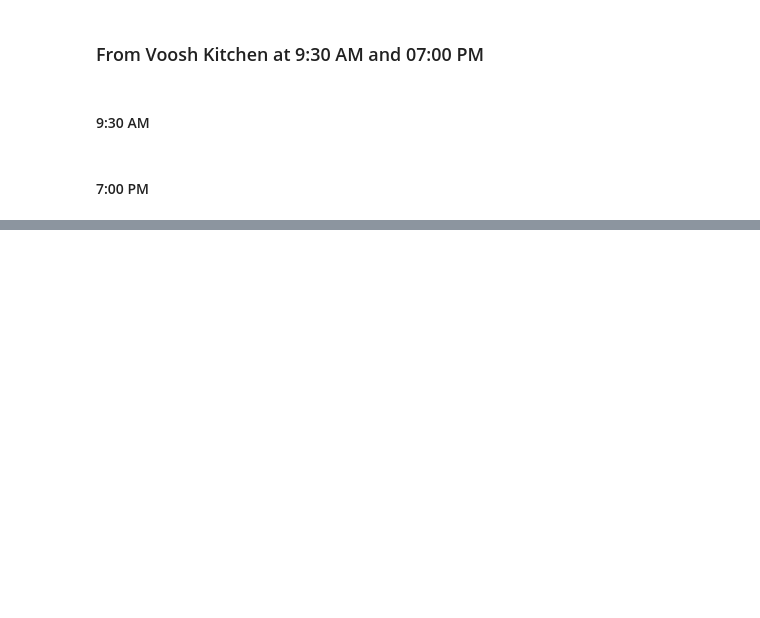
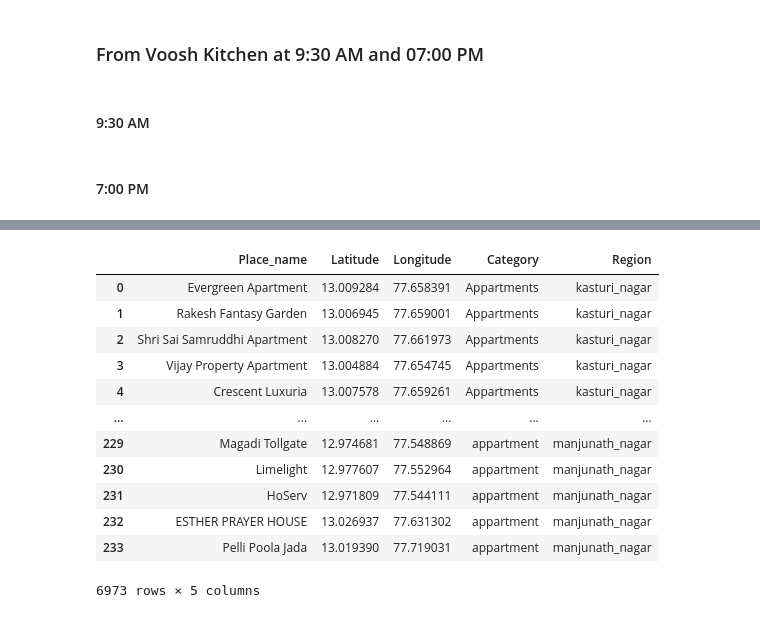
Before and after one commit to debidutta-dash/Location-Intelligence, a Jupyter notebook: Kitchen_Location_intelligence_area_wise.ipynb, the cells around one changed output, grey strips where cells are left out. Saved outputs shown, nothing was run; the diff lists cells and outputs as text; code cells hidden in the pictures; blank space fills up the shorter version.

Commit message:
new data and files

```diff
--- a/Kitchen_Location_intelligence_area_wise.ipynb
+++ b/Kitchen_Location_intelligence_area_wise.ipynb
@@ -1123,0 +1372,14 @@ gmap.draw("Kalyan_nagar_from_voosh_7_00_pm.html")
+# %%
+import os
+import glob
+
+path = "/Users/pranitdutta/Desktop/voosh-office/voosh 10 min/Shipsy/Location_inteligence/Location-Intelligence/kalyan_nagar_extensions"
+files_to_read = glob.glob(os.path.join(path,'*.csv'))
+print(files_to_read)
+new_data = pd.DataFrame()
+for file in files_to_read:
+    data = pd.read_csv(file)
+    new_data = new_data.append(data)
+
+
+new_data.shape
@@ -1123,0 +1400,16 @@ gmap.draw("Kalyan_nagar_from_voosh_7_00_pm.html")
+# %%
+new_data
+# %% [output]
+|  | Place_name | Latitude | Longitude | Category | Region |
+| 0 | Evergreen Apartment | 13.009284 | 77.658391 | Appartments | kasturi_nagar |
+| 1 | Rakesh Fantasy Garden | 13.006945 | 77.659001 | Appartments | kasturi_nagar |
+| 2 | Shri Sai Samruddhi Apartment | 13.008270 | 77.661973 | Appartments | kasturi_nagar |
+| 3 | Vijay Property Apartment | 13.004884 | 77.654745 | Appartments | kasturi_nagar |
+| 4 | Crescent Luxuria | 13.007578 | 77.659261 | Appartments | kasturi_nagar |
+| ... | ... | ... | ... | ... | ... |
+| 229 | Magadi Tollgate | 12.974681 | 77.548869 | appartment | manjunath_nagar |
+| 230 | Limelight | 12.977607 | 77.552964 | appartment | manjunath_nagar |
+| 231 | HoServ | 12.971809 | 77.544111 | appartment | manjunath_nagar |
+| 232 | ESTHER PRAYER HOUSE | 13.026937 | 77.631302 | appartment | manjunath_nagar |
+| 233 | Pelli Poola Jada | 13.019390 | 77.719031 | appartment | manjunath_nagar |
+6973 rows × 5 columns
```
Also changed, not shown: parts of 63 cells of this notebook, 46 other files.
